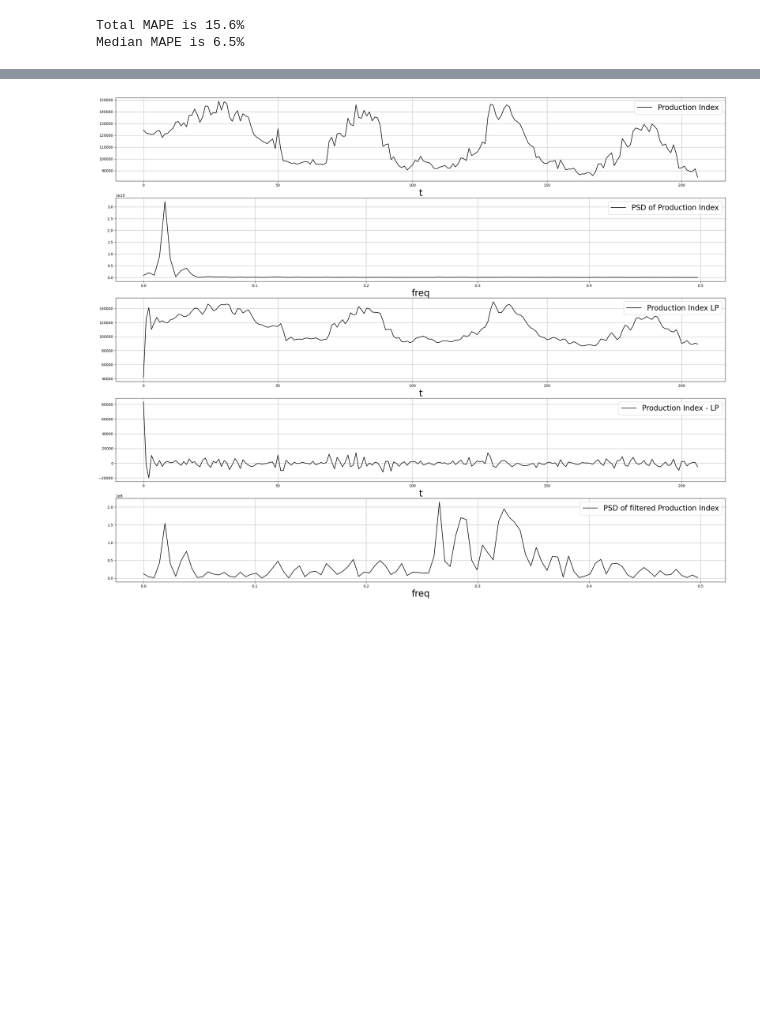
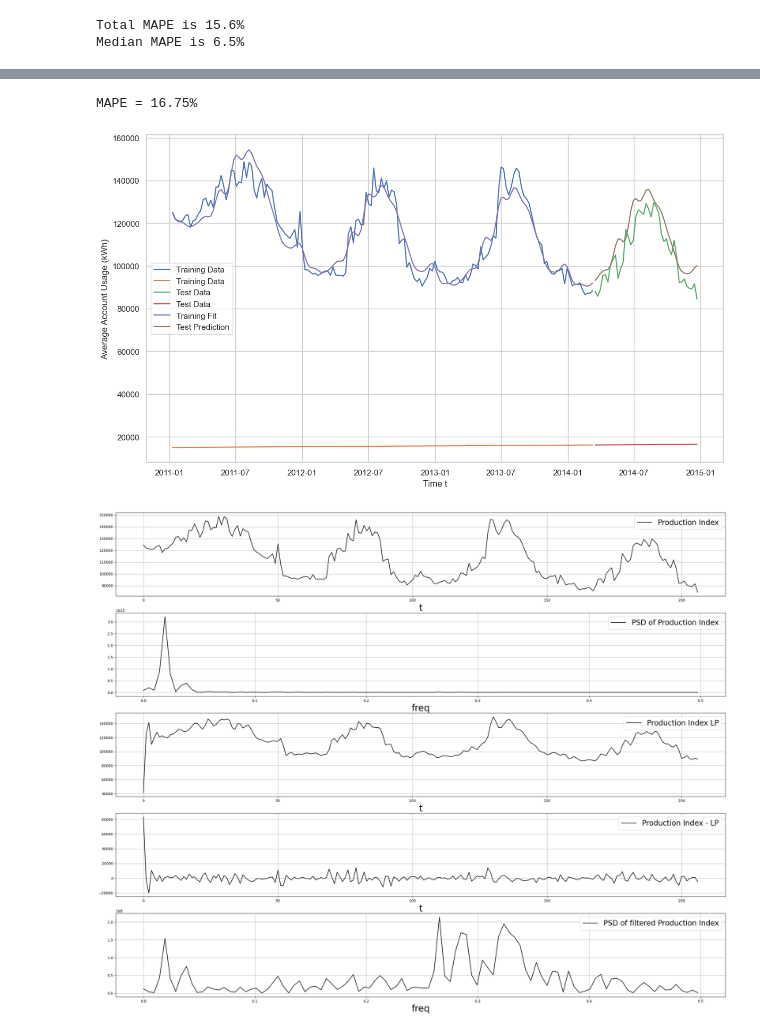
Before and after one commit to kevintaylor99/Forecasting-Project-1, a Jupyter notebook: Model & Analysis/Modeling_Analysis.ipynb, the cells around one changed output, grey strips where cells are left out. Cells and saved outputs as stored; diff of their text form; code cells hidden in the pictures; blank space fills up the shorter version.

```diff
--- a/Model & Analysis/Modeling_Analysis.ipynb
+++ b/Model & Analysis/Modeling_Analysis.ipynb
@@ -171,3 +168,15 @@ print('Median MAPE is {:.1%}'.format(np.median(mapes)))
 # %% [output]
 Total MAPE is 15.6%
 Median MAPE is 6.5%
+# %%
+## FB Prophet ##
+model = Prophet()
+prophet_train = train_test_split(weekly_overall, round(0.2*len(weekly_overall)))[0]
+prophet_test = train_test_split(weekly_overall, round(0.2*len(weekly_overall)))[1]
+prophet_train['ds'] = prophet_train.index.values
+prophet_train.rename(columns = {'value': 'y'}, inplace = True)
+prophet_test['ds'] = prophet_test.index.values
+prophet_test.rename(columns = {'value': 'y'}, inplace = True)
+# %%
+model.fit(prophet_train)
+prediction = model.predict()
@@ -174,3 +187,20 @@ Median MAPE is 6.5%
+# %%
+train = prophet_train
+test = prophet_test
+fit = model.predict()[['ds', 'yhat']].set_index('ds')
+prediction = model.predict(pd.DataFrame({'ds': prophet_test['ds']}))[['ds', 'yhat']].set_index('ds')
+# %%
+plt.plot(train, label = 'Training Data')
+plt.plot(test, label = 'Test Data')
+plt.plot(fit, label = 'Training Fit')
+plt.plot(prediction, label = 'Test Prediction')
+plt.xlabel('Time t')
+plt.ylabel('Average Account Usage (kWh)')
+plt.legend()
+print("MAPE = {:0.2%}".format(MAPE(test.y.values, prediction.values)))
+# %% [output]
+MAPE = 16.75%
+[figure, added]
 # %%
 # Low Pass Filter for overall
 t = weekly_overall.t
```
Also changed, not shown: parts of 3 cells of this notebook, 4 other files.
